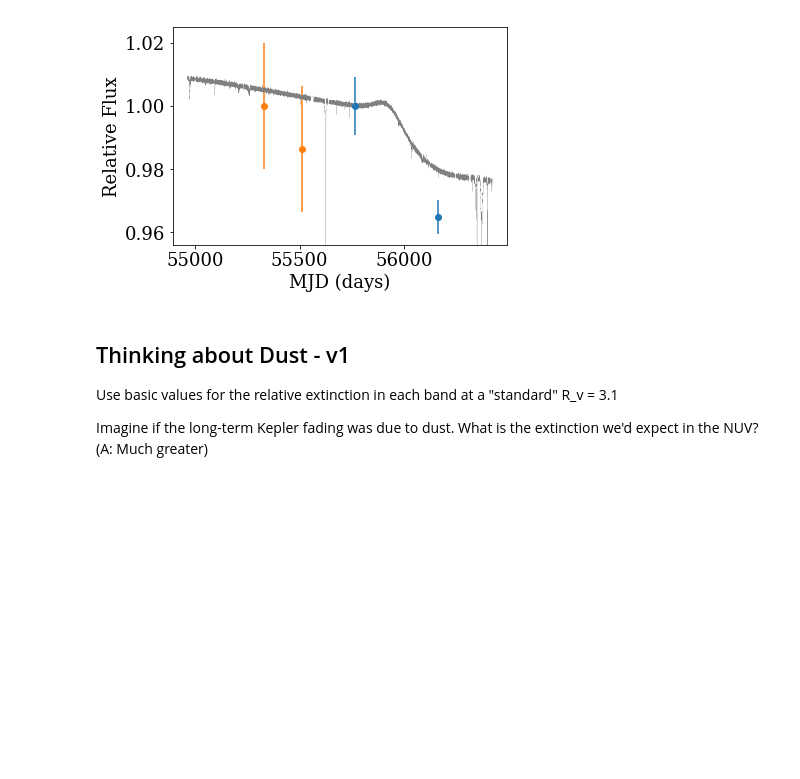
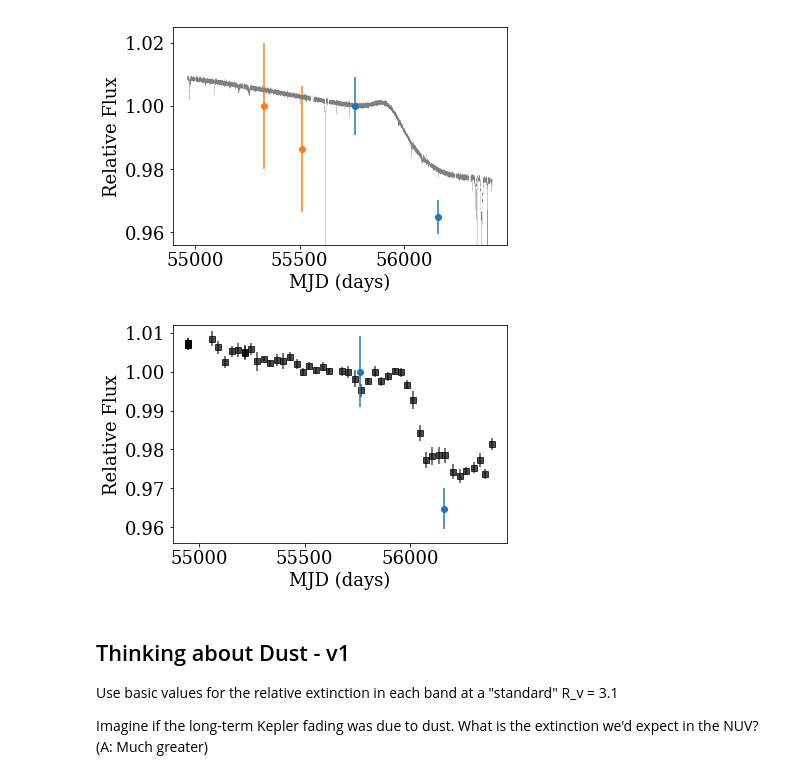
Before and after one commit to jradavenport/GALEX_Boyajian, a Jupyter notebook: explore.ipynb, the cells around one changed output. Saved outputs shown, nothing was run; the diff lists cells and outputs as text; code cells hidden in the pictures; blank space fills up the shorter version.

```diff
--- a/explore.ipynb
+++ b/explore.ipynb
@@ -280,6 +280,32 @@ plt.ylabel('Relative Flux')
 <matplotlib.text.Text at 0x...>
 [figure]
 [figure]
+# %%
+ffi_file = '8462852.txt'
+ffi = pd.read_table(ffi_file, delim_whitespace=True, names=('mjd', 'flux', 'err'))
+
+
+plt.figure()
+# plt.plot(df['time'] + 2454833 - 2400000.5, df['model_flux'], c='grey', lw=0.2)
+
+plt.errorbar(ffi['mjd'], ffi['flux'], yerr=ffi['err'], linestyle='none', marker='s', c='k', zorder=0, alpha=0.7)
+
+
+gtime = [mjd_date, gck_time.mjd]
+gmag = np.array([16.46, 16.499])
+gflux = np.array([1, 10**((gmag[1] - gmag[0]) / (-2.5))])
+gerr = np.abs(np.array([0.01, 0.006]) * np.log(10) / (-2.5) * gflux)
+
+plt.errorbar(gtime, gflux, yerr=gerr,
+             linestyle='none', marker='o', zorder=1)
+
+plt.ylim(0.956,1.012)
+plt.xlabel('MJD (days)')
+plt.ylabel('Relative Flux')
+
+plt.savefig(target+'_compare.pdf', dpi=150, bbox_inches='tight', pad_inches=0.25)
+# %% [output]
+[figure, added]
 # %% [markdown]
 ## Thinking about Dust - v1
 
```
Also changed, not shown: parts of 1 cell of this notebook, 1 other file.
